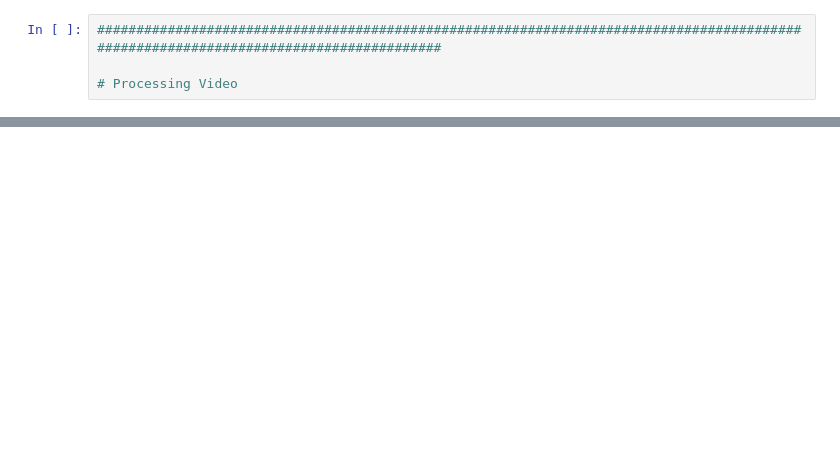
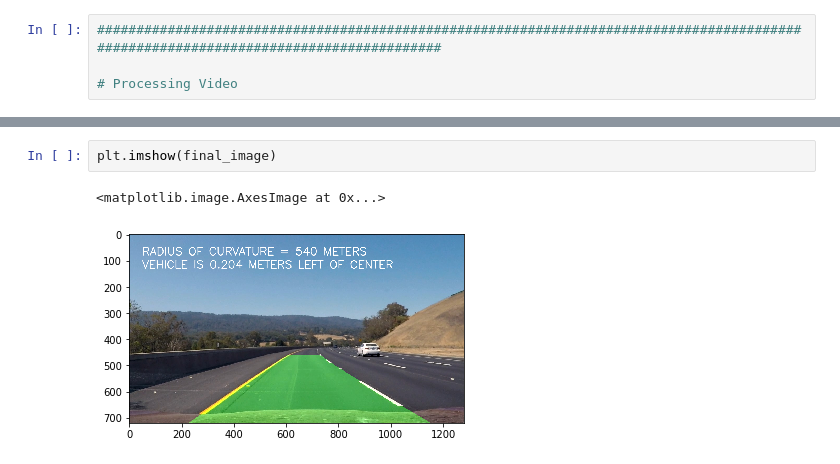
Before and after one commit to tyler-lewis-udacity/Advanced_Lane_Finding, a Jupyter notebook: P4_advanced_lane_finding.ipynb, the cells around one changed output, grey strips where cells are left out. Saved outputs shown, nothing was run; the diff lists cells and outputs as text; blank space fills up the shorter version.

```diff
--- a/P4_advanced_lane_finding.ipynb
+++ b/P4_advanced_lane_finding.ipynb
@@ -883,0 +719,5 @@ final_image = process_image(original_image, display_results=True)
+# %%
+plt.imshow(final_image)
+# %% [output]
+<matplotlib.image.AxesImage at 0x...>
+[figure, added]
```
Also changed, not shown: parts of 32 cells of this notebook.
